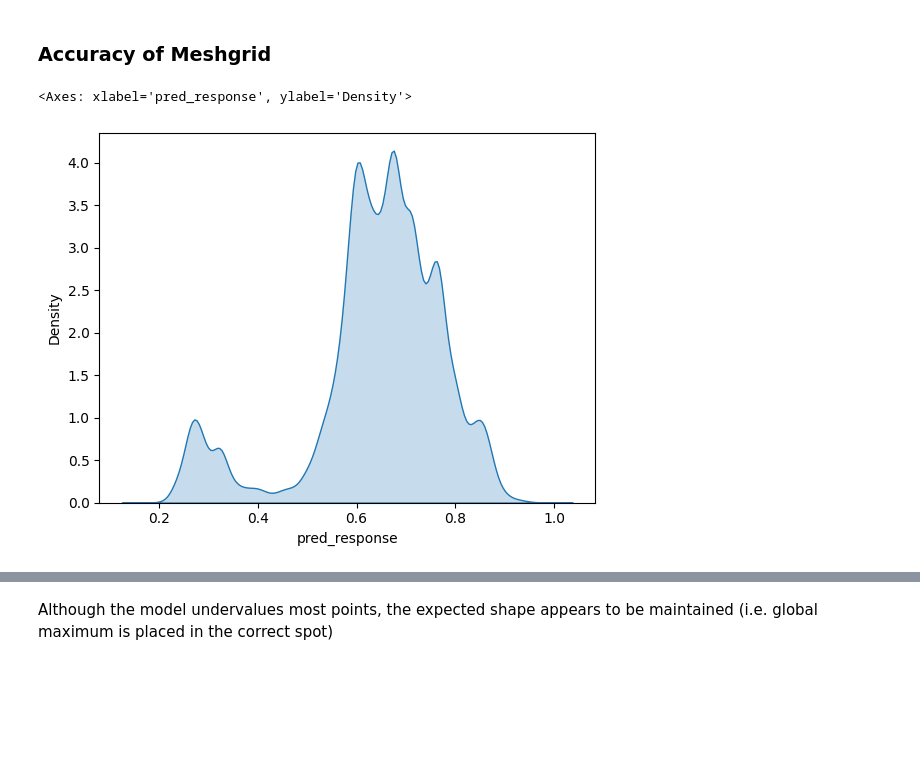
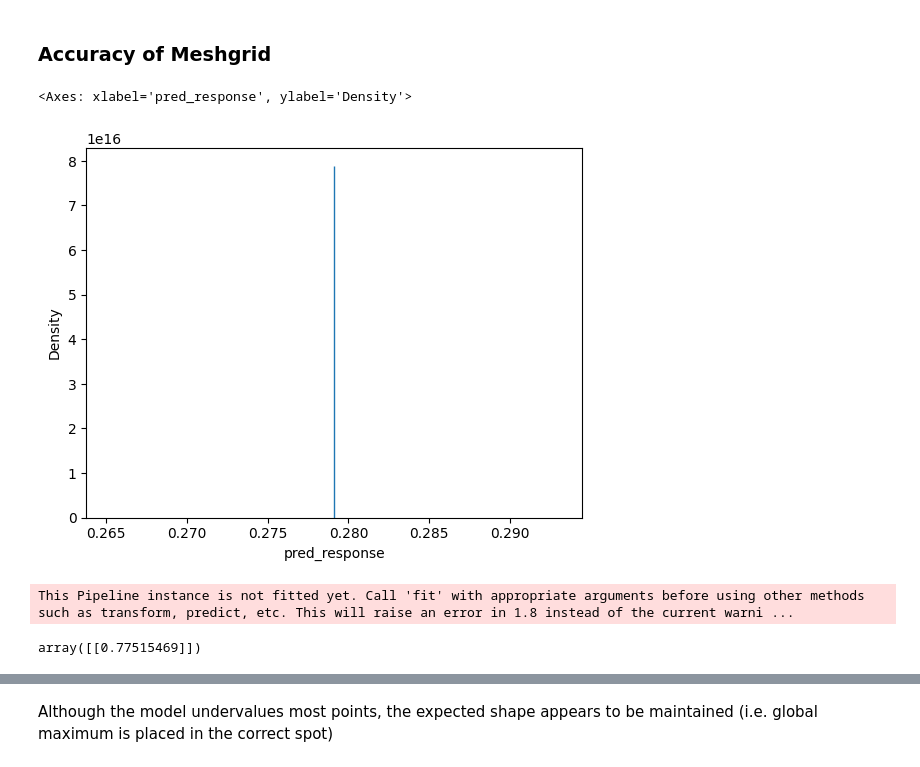
Before and after one commit to Sauciu1/bo-coli, a Jupyter notebook: notebooks/confirmation_on_empyrical_data.ipynb, the cells around one changed output, grey strips where cells are left out. Saved outputs shown, nothing was run; the diff lists cells and outputs as text; code cells hidden in the pictures; blank space fills up the shorter version.

```diff
--- a/notebooks/confirmation_on_empyrical_data.ipynb
+++ b/notebooks/confirmation_on_empyrical_data.ipynb
@@ -257,23 +287,37 @@ fit_data = y_matrix.dropna(subset=["Limonene (mg/L)"])
 X_resp = fit_data[parameters]
 y_resp = fit_data["Limonene (mg/L)"]
 
-from sklearn.preprocessing import MinMaxScaler, Normalizer
-from src.helpers.empirical_helper import RFKNN
 
-from sklearn.preprocessing import FunctionTransformer
-from sklearn.pipeline import Pipeline
-from sklearn.linear_model import LinearRegression
-import numpy as np
 
 # Define log transform (handle zeros safely)
 log_transformer = FunctionTransformer(lambda x: np.log1p(x), validate=False)
 
-def get_RfKnn_pipe():
+class ClipTransformer(BaseEstimator, TransformerMixin, RegressorMixin):
+    def __init__(self, a_min=0, a_max=1):
+        self.a_min = a_min
+        self.a_max = a_max
+
+    def fit(self, X, y=None):
+        return self
+
+    def transform(self, X):
+        return np.clip(X, a_min=self.a_min, a_max=self.a_max)
+
+    def predict(self, X):
+        # For regression, just clip the input as the prediction
+        clip = np.clip(X, a_min=self.a_min, a_max=self.a_max)
+        return float(clip)
+
+
+def get_RfKnn_pipe() -> Pipeline:
 
     return Pipeline([
     ("normalizer", Normalizer()),
     ("0 to 1", MinMaxScaler()),
-    ("rf_smooth", RFKNN(rf_params=dict(n_estimators=200, min_samples_leaf=7), n_neighbors=30)),])
+    ("rf_smooth", RFKNN(rf_params=dict(n_estimators=200, min_samples_leaf=7), n_neighbors=30)),
+    ("output clipper", ClipTransformer(a_min=0, a_max=best_empirical_obs["Average"].values[0]))]
+    )
+
 signal_pipeline = get_RfKnn_pipe()
 
 signal_pipeline
@@ -295,14 +346,19 @@ X has feature names, but Normalizer was fitted without feature names
 # %% [markdown]
 ### Accuracy of Meshgrid
 # %%
-scaling_factor = response_mesh_grid["pred_response"].max()
 response_mesh_grid["pred_response"] = (
-    response_mesh_grid["pred_response"] / response_mesh_grid["pred_response"].max()
+    response_mesh_grid["pred_response"]
 )
 sns.kdeplot(response_mesh_grid["pred_response"], fill=True)
 # %% [output]
 <Axes: xlabel='pred_response', ylabel='Density'>
-[figure, old version]
+[figure, new version]
+# %%
+best_coords = np.array(best_empirical_obs.index.values[0]).reshape(1, -1)
+signal_pipeline.predict(best_coords)
+# %% [output]
+This Pipeline instance is not fitted yet. Call 'fit' with appropriate arguments before using other methods such as transform, predict, etc. This will raise an error in 1.8 instead of the current warni ...
+array([[0.77515469]])
 # %%
 quantiles = {q/100:response_mesh_grid["pred_response"].quantile(q/100) for q in range(100)}
 
```
Also changed, not shown: parts of 30 cells of this notebook, 2 other files.
